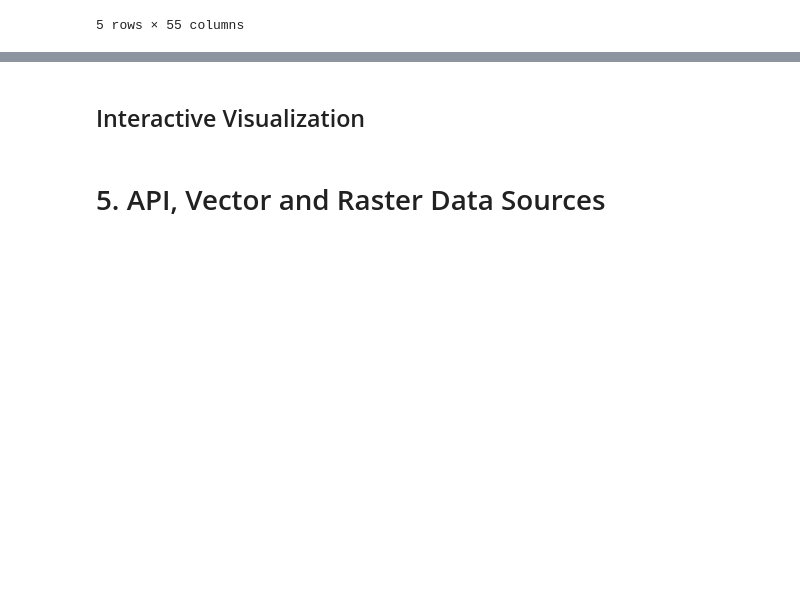
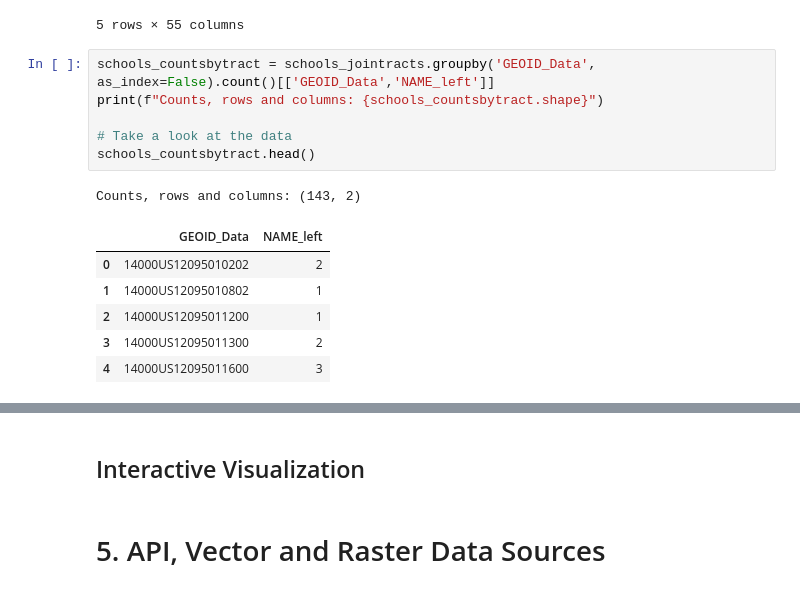
Before and after one commit to meiqingli/PAD-6716, a Jupyter notebook: PAD_6716_Python_Geospatial_Demo.ipynb, the cells around one changed output, grey strips where cells are left out. Cells and saved outputs as stored; diff of their text form; blank space fills up the shorter version.

```diff
--- a/PAD_6716_Python_Geospatial_Demo.ipynb
+++ b/PAD_6716_Python_Geospatial_Demo.ipynb
@@ -573,3 +577,17 @@ schools_jointracts.head()
 | 3 | 4 | 4 | 711 | Cheney | ES | 1 | Unincorporated | 2006 | 407.672.3120 | ... |
 | 4 | 5 | 5 | 561 | Lakemont | ES | 1 | Winter Park | 2008 | 407.623.1453 | ... |
 5 rows × 55 columns
+# %%
+schools_countsbytract = schools_jointracts.groupby('GEOID_Data', as_index=False).count()[['GEOID_Data','NAME_left']]
+print(f"Counts, rows and columns: {schools_countsbytract.shape}")
+
+# Take a look at the data
+schools_countsbytract.head()
+# %% [output]
+Counts, rows and columns: (143, 2)
+|  | GEOID_Data | NAME_left |
+| 0 | 14000US12095010202 | 2 |
+| 1 | 14000US12095010802 | 1 |
+| 2 | 14000US12095011200 | 1 |
+| 3 | 14000US12095011300 | 2 |
+| 4 | 14000US12095011600 | 3 |
```
Also changed, not shown: parts of 8 cells of this notebook.
